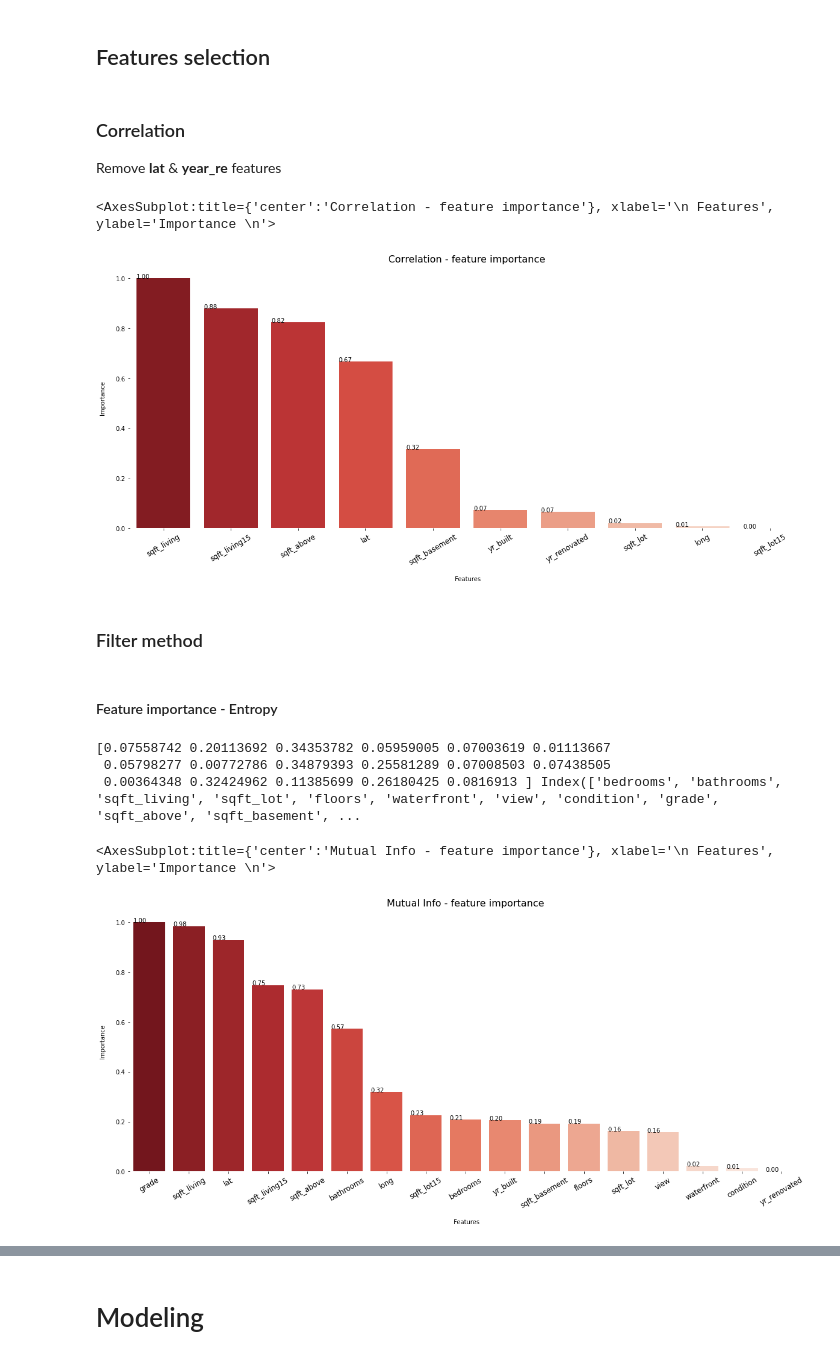
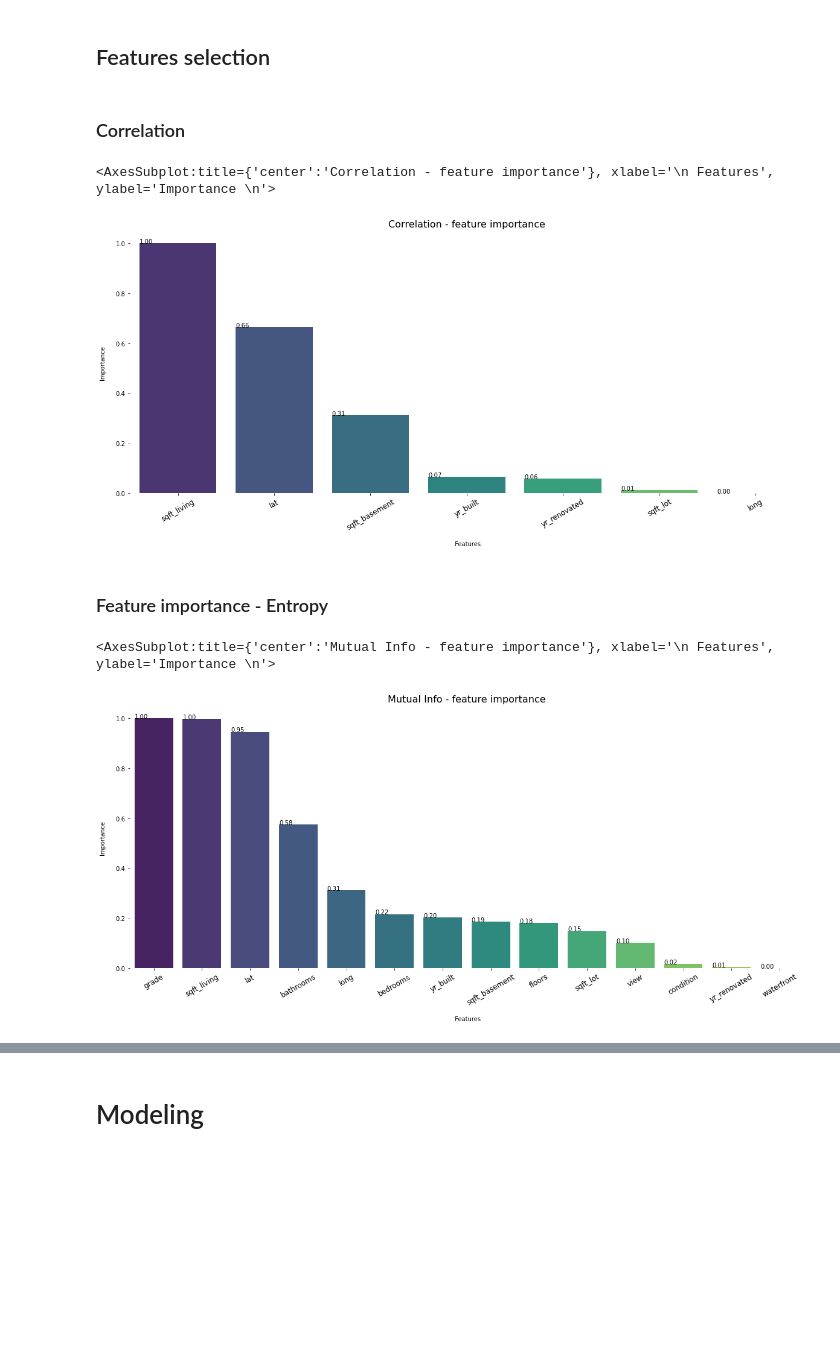
Before and after one commit to Nicola-Ibrahim/House-price-prediction, a Jupyter notebook: House pricing prediction - Model.ipynb, the cells around one changed output, grey strips where cells are left out. Cells and saved outputs as stored; diff of their text form; code cells hidden in the pictures; blank space fills up the shorter version.

```diff
--- a/House pricing prediction - Model.ipynb
+++ b/House pricing prediction - Model.ipynb
@@ -183,6 +178,10 @@ Data dimension(15126, 18)
 cols = ['bedrooms', 'bathrooms', 'floors', 'view', 'waterfront', 'condition', 'grade']
 df_train[cols] = df_train[cols].astype('object')
 
+# change the type to pd.number
+cols = ['sqft_living', 'sqft_lot', 'sqft_above', 'sqft_basement', 'yr_built', 'yr_renovated', 'lat', 'long']
+df_train[cols] = df_train[cols].astype(np.number)
+
 # Select categorical data from data frame
 categorical_feat = df_train.select_dtypes(include=['object']).columns
 numerical_feat = df_train.select_dtypes(np.number).columns[1:]
@@ -413,6 +413,6 @@ mask[np.triu_indices_from(mask)] = True
 
 with sns.axes_style("whitegrid"): # white, dark, whitegrid, darkgrid, ticks
     f, ax = plt.subplots(figsize=(11, 9))
-    ax = sns.heatmap(data=corr_mat, mask=mask, annot=True, annot_kws={'size':10}, linewidths=5, cmap=plt.cm.BrBG)
-    ax.set_title('Correlation Matrix')
+    ax = sns.heatmap(data=corr_mat, mask=mask, annot=True, annot_kws={'size':10}, linewidths=5, cmap=plt.cm.BuGn)
+    ax.set_title('Spearman-rank Correlation Matrix')
 # %% [output]
@@ -567,6 +573,12 @@ X_test, y_test = df_test.drop(columns=['price']), df_test['price']
 # Feature Engineering
 # %% [markdown]
 ## Features selection
+# %%
+# Remove some correlated features
+corr_features = ['sqft_living15', 'sqft_above', 'sqft_lot15']
+numerical_feat = numerical_feat.drop(corr_features)
+X_train = X_train.drop(columns=corr_features)
+X_test = X_test.drop(columns=corr_features)
 # %%
 @dataclass
 class TestResult:
@@ -583,11 +595,15 @@ class TestResult:
 
 @dataclass
 class FeatureRank:
-    """class for holding feature ranking"""
-    func: Callable[[pd.DataFrame, pd.DataFrame], list[int]]
+    """
+    class for holding feature ranking
+    """
+
+    func: Callable[[pd.DataFrame, pd.DataFrame], list[float]]
     X: pd.DataFrame
     y: pd.DataFrame
     test_result: TestResult = field(init=False)
+
 
 
     def __post_init__(self):
@@ -625,7 +641,7 @@ class FeatureRank:
 
         fig = plt.figure(figsize=(20,8))
         ax  = fig.add_subplot()
-        axs = sns.barplot(x='Specs', y='Score', data=result, palette = 'Reds_r', ax=ax)
+        axs = sns.barplot(x='Specs', y='Score', data=result, palette = 'viridis', ax=ax)
 
         # Add rank values as annotation to bars
         for p in axs.patches:
@@ -639,30 +655,27 @@ class FeatureRank:
         return ax
 # %% [markdown]
 ### Correlation
-Remove **lat** & **year_re** features
 # %%
 def corr_score(X:pd.DataFrame, y:pd.Series):
     """Calculate target-vars correlation """
 
     # Get entire data
     data = pd.concat([X, y], axis=1)
 
     # Change data columns after combination
     data.columns = X.columns.to_list() + [y.name]
 
     # Calculate the correlation matrix
     corr_mat = data.corr(method='spearman')
 
     # get correlated values with target
     target_corr_values = corr_mat['price'].to_numpy()[:-1]
 
 
     return target_corr_values, corr_mat['price'].index[:-1]
 
 corr_rank = FeatureRank(corr_score, X_train, y_train)
-corr_rank.feat_imp_plot('Correlation - feature importance', sorting=True)
+corr_rank.feat_imp_plot(title='Correlation - feature importance', sorting=True)
 # %% [output]
 <AxesSubplot:title={'center':'Correlation - feature importance'}, xlabel='\n Features', ylabel='Importance \n'>
-[figure, old version]
+[figure, new version]
-# %% [markdown]
-### Filter method
@@ -674,5 +682,5 @@ corr_rank.feat_imp_plot('Correlation - feature importance', sorting=True)
 # %% [markdown]
-#### Feature importance - Entropy
+### Feature importance - Entropy
 # %%
 def mutual_info_score(X:pd.DataFrame, y:pd.Series):
     """Calculate Tree-based score"""
@@ -682,8 +690,5 @@ def mutual_info_score(X:pd.DataFrame, y:pd.Series):
 mutual_info_rank = FeatureRank(mutual_info_score, X_train, y_train)
 mutual_info_rank.feat_imp_plot('Mutual Info - feature importance', sorting=True)
 # %% [output]
-[0.07558742 0.20113692 0.34353782 0.05959005 0.07003619 0.01113667
- 0.05798277 0.00772786 0.34879393 0.25581289 0.07008503 0.07438505
- 0.00364348 0.32424962 0.11385699 0.26180425 0.0816913 ] Index(['bedrooms', 'bathrooms', 'sqft_living', 'sqft_lot', 'floors', 'waterfront', 'view', 'condition', 'grade', 'sqft_above', 'sqft_basement', ...
+<AxesSubplot:title={'center':'Mutual Info - feature importance'}, xlabel='\n Features', ylabel='Importance \n'>
-<AxesSubplot:title={'center':'Mutual Info - feature importance'}, xlabel='\n Features', ylabel='Importance \n'>
-[figure, old version]
+[figure, new version]
```
Also changed, not shown: parts of 38 cells of this notebook.
